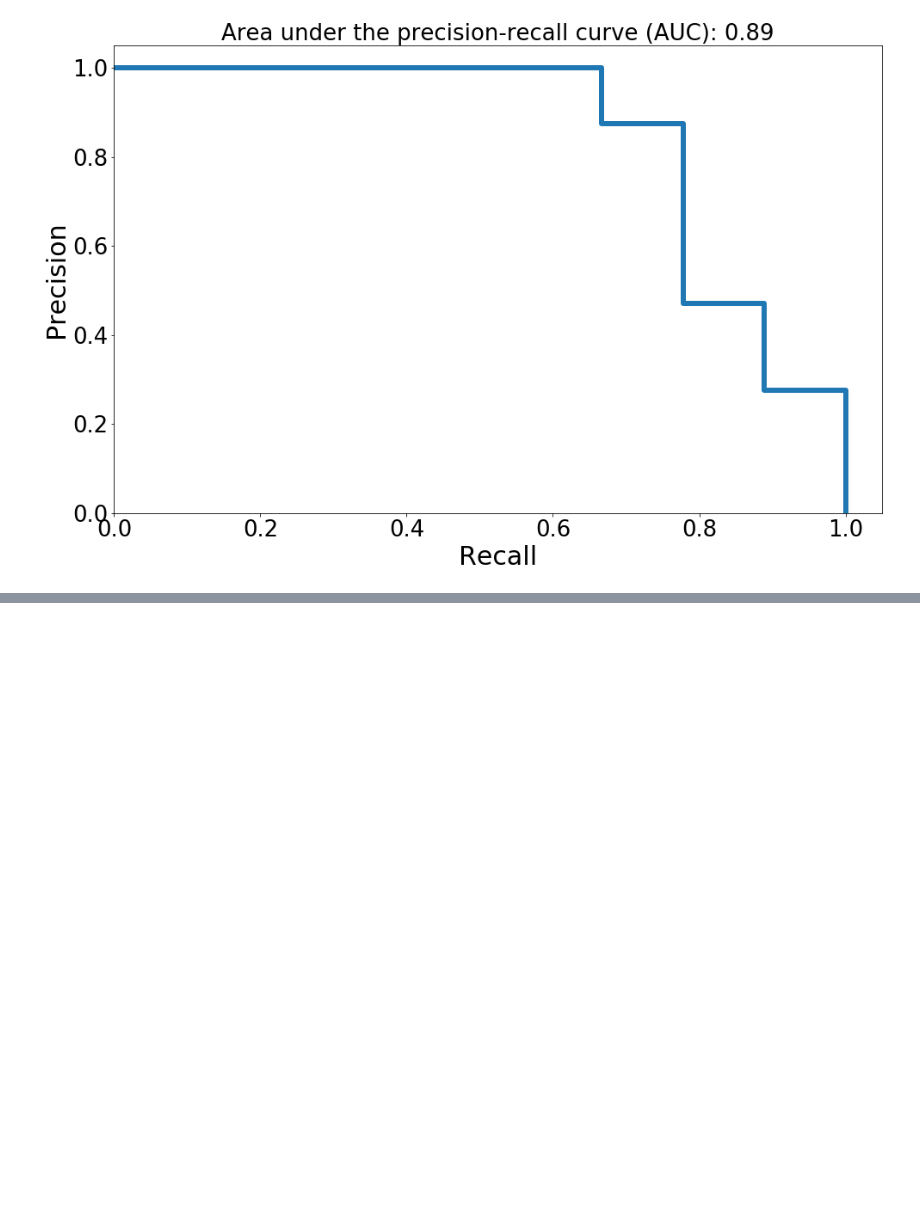
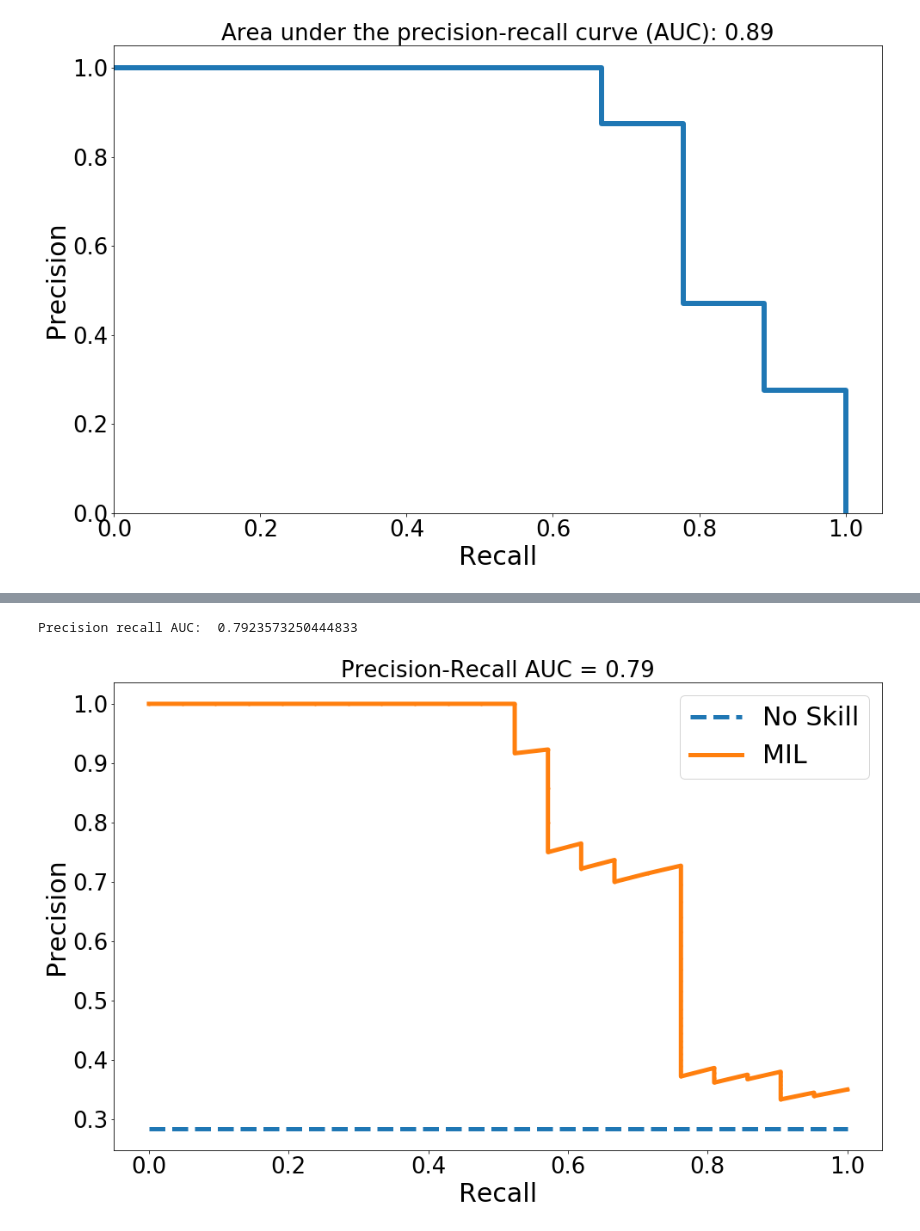
Before and after one commit to AgenoDrei/DetectingDiabeticRetinopathyFromSmartphoneVideoFundus, a Jupyter notebook: scripts/legacy/visualize_data.py.ipynb, the cells around one changed output, grey strips where cells are left out. Saved outputs shown, nothing was run; the diff lists cells and outputs as text; code cells hidden in the pictures; blank space fills up the shorter version.

```diff
--- a/scripts/legacy/visualize_data.py.ipynb
+++ b/scripts/legacy/visualize_data.py.ipynb
@@ -69,0 +127,19 @@ plt.show()
+# %%
+# Precision-recal curve
+precision, recall, ths = precision_recall_curve(df_val['label'], df_val['probability'])
+pr_auc = metrics.auc(recall, precision)
+no_skill = len(df_val['label'][df_val['label']==1]) / len(df_val['label'])
+
+plt.figure(figsize=(16, 10))
+plt.plot([0, 1], [no_skill, no_skill], linestyle='--', label='No Skill')
+plt.plot(recall, precision, marker='.', label='MIL')
+
+plt.xlabel('Recall') # axis labels
+plt.ylabel('Precision')
+plt.title(f'Precision-Recall AUC = {pr_auc:0.2f}')
+plt.legend() # show the legend
+
+print('Precision recall AUC: ', pr_auc)
+# %% [output]
+Precision recall AUC:  0.7923573250444833
+[figure, added]
```
Also changed, not shown: parts of 5 cells of this notebook, 4 other files.
